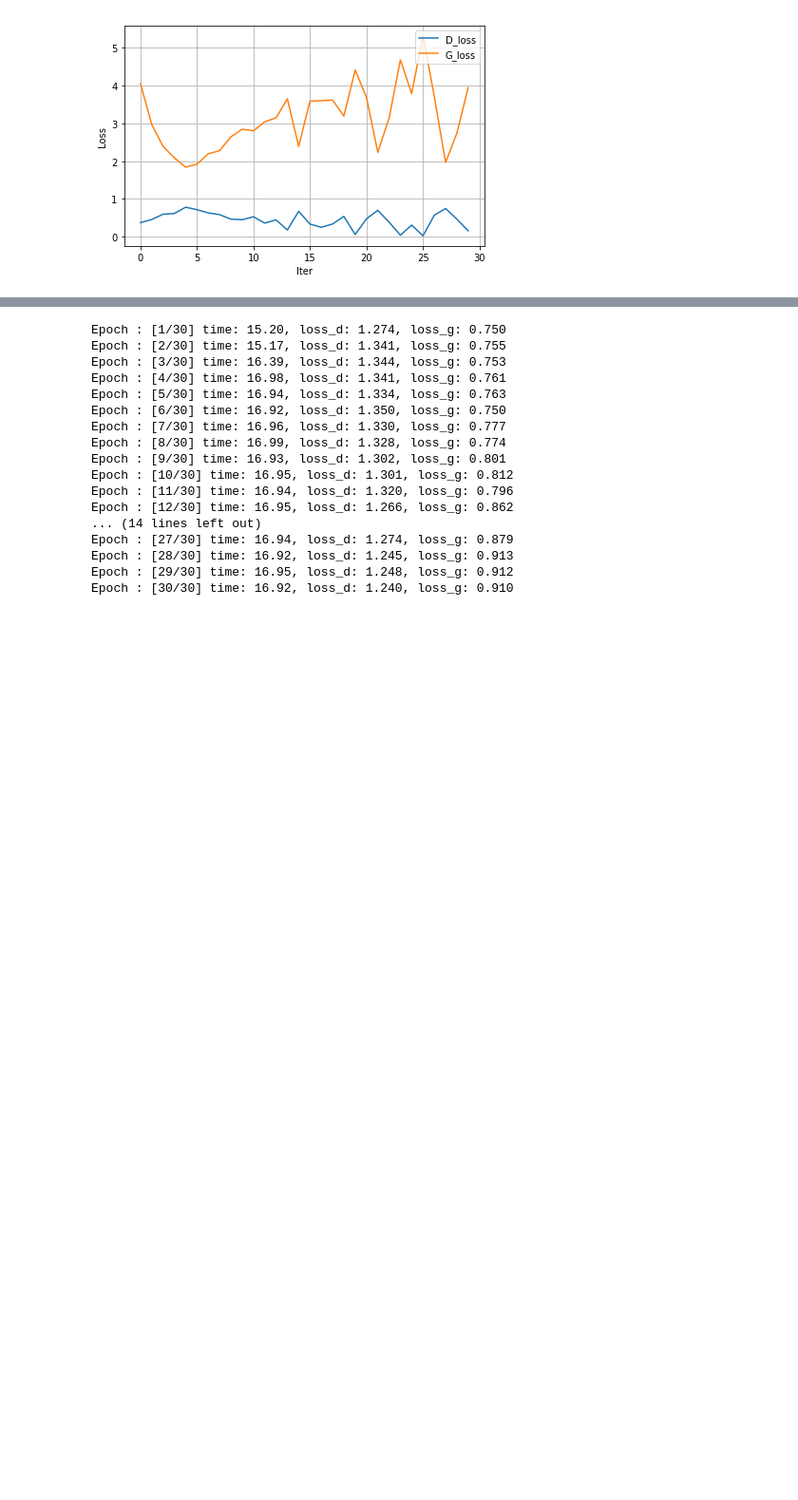
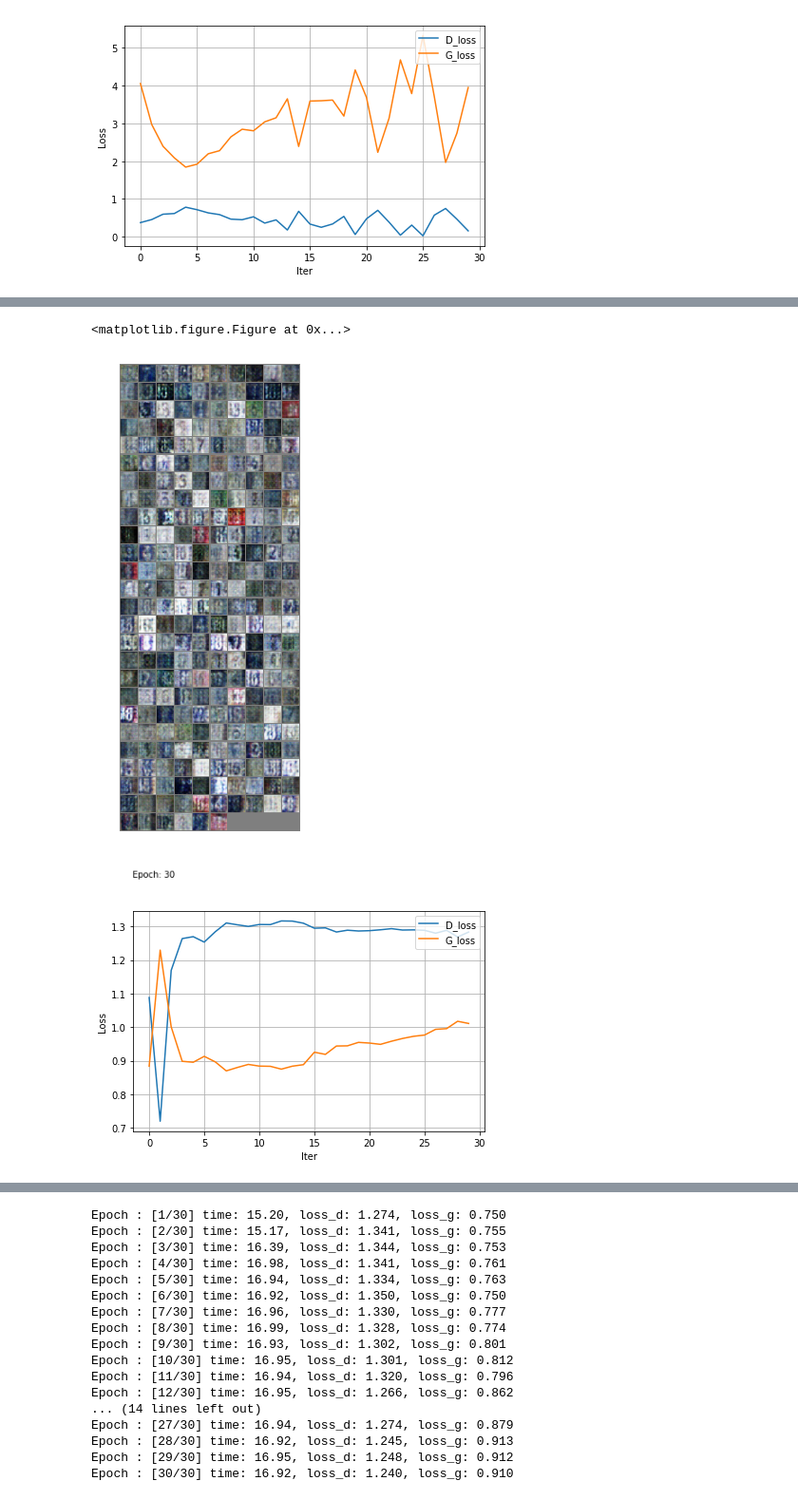
Before and after one commit to lovish1234/MLPrototype, a Jupyter notebook: siamese-triplet/Experiment-1.ipynb, the cells around one changed output, grey strips where cells are left out. Shown at 95% size. Drawn from its saved outputs; the diff is of its cells as text; code cells hidden in the pictures; blank space fills up the shorter version.

```diff
--- a/siamese-triplet/Experiment-1.ipynb
+++ b/siamese-triplet/Experiment-1.ipynb
@@ -501,0 +535,6 @@ Epoch : [30/30] time: 16.82, loss_d: 0.008, loss_g: 5.858
+# %%
+from model_alt import Generator, Discriminator
+
+numOutputChannels = 3
+train(svhn_dataloader, epochs=30)
+# %% [output]
@@ -502,3 +558,6 @@ Epoch : [30/30] time: 16.82, loss_d: 0.008, loss_g: 5.858
+<matplotlib.figure.Figure at 0x...>
+[figure, added]
+[figure, added]
 # %% [markdown]
 ### Sub-Experiment 3
 
```
Also changed, not shown: parts of 16 cells of this notebook, 4 other files.
